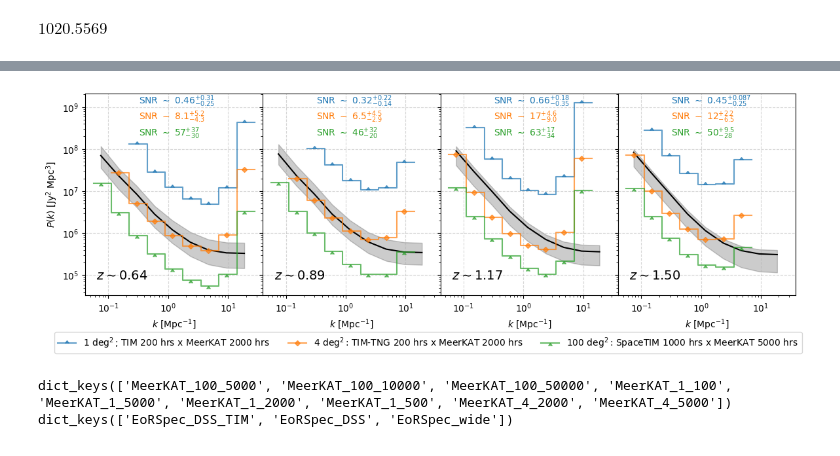
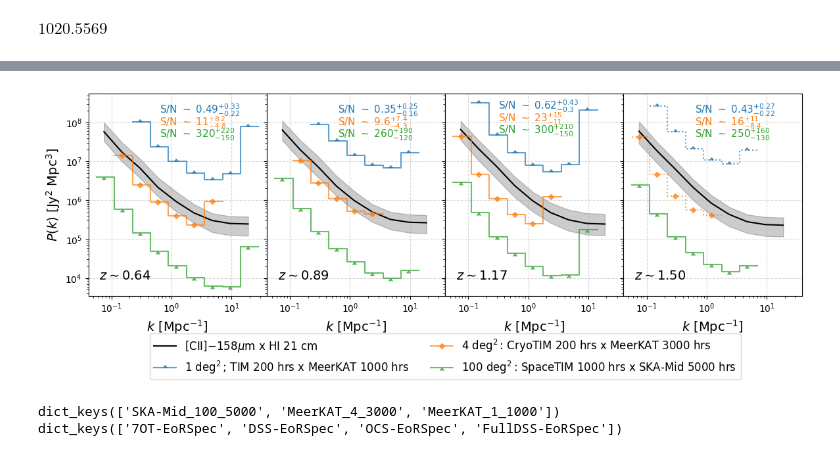
Before and after one commit to shubhagrawal30/crossLIM, a Jupyter notebook: simim/noise.ipynb, the cells around one changed output, grey strips where cells are left out. Cells and saved outputs as stored; diff of their text form; code cells hidden in the pictures.

```diff
--- a/simim/noise.ipynb
+++ b/simim/noise.ipynb
@@ -753,3 +924,5 @@ wtotal = [wb * wh for wb, wh in zip(wbeams, whpfs)]
 gc.collect()
 # %% [output]
 0
+# %%
+k_mags = [np.array(np.sqrt(np.sum(kxyzs**2, axis=0)), dtype=np.float32) for kxyzs in k_xyz_modes]
@@ -844,0 +1061,14 @@ dict_keys(['MeerKAT_100_5000', 'MeerKAT_100_10000', 'MeerKAT_100_50000', 'MeerKA
+# %%
+import pickle
+with open('./outs/CIIexps.pkl', 'rb') as f:
+    CIIexps = pickle.load(f)
+with open('./outs/COexps.pkl', 'rb') as f:
+    COexps = pickle.load(f)
+with open('./outs/HIexps.pkl', 'rb') as f:
+    HIexps = pickle.load(f)
+
+lineexps = COexps
+filename = "../figs/preds/CO_auto.pdf"
+ps = "ps_co"
+PSCOLOR = 'brown' #'crimson' 'brown' midnightblue
+print(lineexps.keys())
@@ -845,9 +1180,9 @@ dict_keys(['MeerKAT_100_5000', 'MeerKAT_100_10000', 'MeerKAT_100_50000', 'MeerKA
 # %%
 import pickle
 cross_exps = {}
-with open('CIIexps.pkl', 'rb') as f:
+with open('./outs/CIIexps.pkl', 'rb') as f:
     CIIexps = pickle.load(f)
-with open('HIexps.pkl', 'rb') as f:
+with open('./outs/HIexps.pkl', 'rb') as f:
     COexps = pickle.load(f)
 
 print(CIIexps.keys())
@@ -920,56 +1261,67 @@ PSCOLOR = 'black'
 markers = [10, 'D', 6]
 
 labels = [
-    r"1 $\deg^2$; TIM 200 hrs x MeerKAT 2000 hrs",
-    r"4 $\deg^2$: TIM-TNG 200 hrs x MeerKAT 2000 hrs",
-    r"100 $\deg^2$: SpaceTIM 1000 hrs x MeerKAT 5000 hrs"
+    r"1 $\deg^2$; TIM 200 hrs x MeerKAT 1000 hrs",
+    r"4 $\deg^2$: CryoTIM 200 hrs x MeerKAT 3000 hrs",
+    r"100 $\deg^2$: SpaceTIM 1000 hrs x SKA-Mid 5000 hrs"
 ]
 
 for ax in axs:
     ax.set_xscale('log')
     ax.set_yscale('log')
-    ax.set_xlabel(r'$k$ [Mpc$^{-1}$]')
+    ax.set_xlabel(r'$k$ [Mpc$^{-1}$]', fontsize=14)
     ax.grid(linestyle='--', alpha=0.5)
 
-axs[0].set_ylabel(r'$P(k)$ [Jy$^2$ Mpc$^3$]')
+axs[0].set_ylabel(r'$P(k)$ [Jy$^2$ Mpc$^3$]', fontsize=14)
 
 for i, ax in enumerate(axs):
     ax.fill_between(KSs[i][1:-1], pslow[i], psup[i], color=PSCOLOR, alpha=0.2)
-    ax.plot(KSs[i][1:-1], psCIIxCOmedian[i], color=PSCOLOR)
+    ax.plot(KSs[i][1:-1], psCIIxCOmedian[i], color=PSCOLOR, label=r'[CII]$-158\mu$m x HI 21 cm')
 
     for j, exp in enumerate(cross_exps.values()):
+        linestyle = 'solid'
+        if i == 3:
+            # do not plot MeerKAT curves
+            if 'MeerKAT' in labels[j]:
+                linestyle = 'dotted'
         KSs_exp, psCIIxCO_exp, Pstd_exp, Nmodes_exp, Pn1_exp, Pn2_exp, label = exp
-        _ = ax.step(KSs_exp[i][1:-1], Pstd_exp[i], where='mid', label=labels[j], marker=markers[j], markersize=4, alpha=0.7)
+        _ = ax.step(KSs_exp[i][1:-1], Pstd_exp[i], where='mid', label=labels[j], \
+            marker=markers[j], markersize=4, alpha=0.7, color=f'C{j}', linestyle=linestyle)
         SNR = psCIIxCO_exp[i] / Pstd_exp[i]
         SNRlow, SNRhigh = pslow[i] / Pstd_exp[i], psup[i] / Pstd_exp[i]
         SNR, SNRlow, SNRhigh = np.nansum(SNR), np.nansum(SNRlow), np.nansum(SNRhigh)
         SNRlow, SNRhigh = SNR - SNRlow, SNRhigh - SNR
         SNR, SNRlow, SNRhigh = [int(float('%.2g' % s)) if s > 1e1 else "%s" % float('%.2g' % s) for s in (SNR, SNRlow, SNRhigh)]
 
-        snrtext = r'SNR $\sim$ ' + f'{SNR}' + f'$_{{-{SNRlow}}}^{{+{SNRhigh}}}$'
-        ax.text(.3, .95-.08*j, snrtext, color=f'C{j}', transform=ax.transAxes)
+        # all_snrs[f"CIIxHI" + labels[j] + f" z={Z_MODELING[i]:.2f}"] = (SNR, SNRlow, SNRhigh)
+
+        snrtext = r'S/N $\sim$ ' + f'{SNR}' + f'$_{{-{SNRlow}}}^{{+{SNRhigh}}}$'
+        if i != 2:
+            ax.text(.4, .9-.06*j, snrtext, color=f'C{j}', transform=ax.transAxes, fontsize=11)
+        else:
+            ax.text(.3, .92-.06*j, snrtext, color=f'C{j}', transform=ax.transAxes, fontsize=11)
     ax.text(.35, .08, r'$z \sim$' f'{Z_MODELING[i]:.2f}', transform=ax.transAxes, horizontalalignment='right', fontsize=14)
 
-axs[0].legend(bbox_to_anchor=(-.2, -.16), loc='upper left', fontsize=10, ncol=3)
+axs[0].legend(bbox_to_anchor=(2, -.16), loc='upper center', fontsize=12, ncol=2)
 
 plt.savefig("../figs/preds/CIIxHI_preds.pdf", dpi=300, bbox_inches='tight')
 plt.tight_layout()
 plt.show()
 plt.close()
 # %% [output]
-[figure, old version]
+[figure, new version]
 # %%
 import pickle
 cross_exps = {}
-with open('HIexps.pkl', 'rb') as f:
+with open('./outs/HIexps.pkl', 'rb') as f:
     CIIexps = pickle.load(f)
-with open('COexps.pkl', 'rb') as f:
+with open('./outs/COexps.pkl', 'rb') as f:
     COexps = pickle.load(f)
 
 print(CIIexps.keys())
 print(COexps.keys())
 # %% [output]
-dict_keys(['MeerKAT_100_5000', 'MeerKAT_100_10000', 'MeerKAT_100_50000', 'MeerKAT_1_100', 'MeerKAT_1_5000', 'MeerKAT_1_2000', 'MeerKAT_1_500', 'MeerKAT_4_2000', 'MeerKAT_4_5000'])
-dict_keys(['EoRSpec_DSS_TIM', 'EoRSpec_DSS', 'EoRSpec_wide'])
+dict_keys(['SKA-Mid_100_5000', 'MeerKAT_4_3000', 'MeerKAT_1_1000'])
+dict_keys(['7OT-EoRSpec', 'DSS-EoRSpec', 'OCS-EoRSpec', 'FullDSS-EoRSpec'])
 # %%
 combos = [
```
Also changed, not shown: parts of 77 cells of this notebook, 17 other files.
